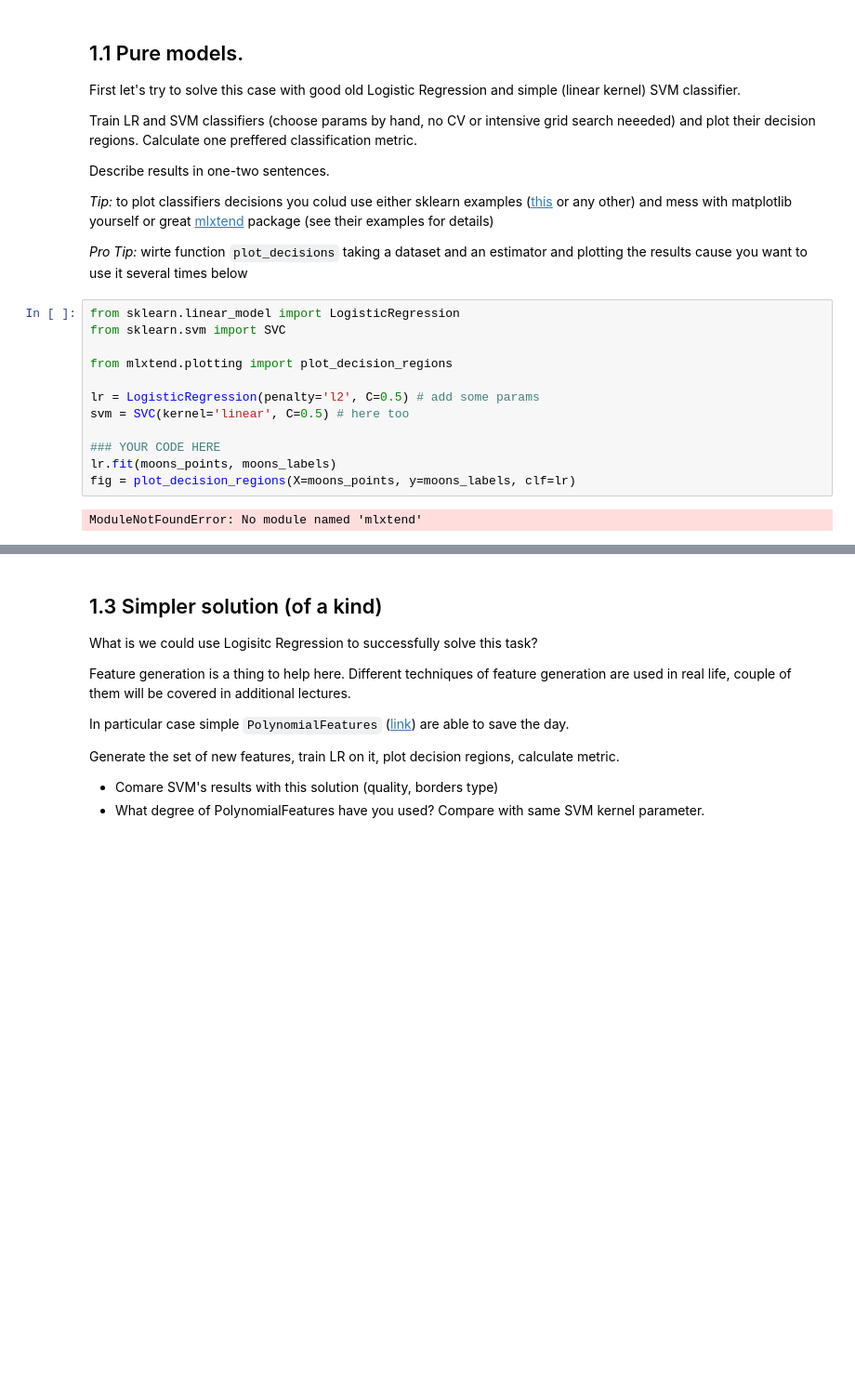
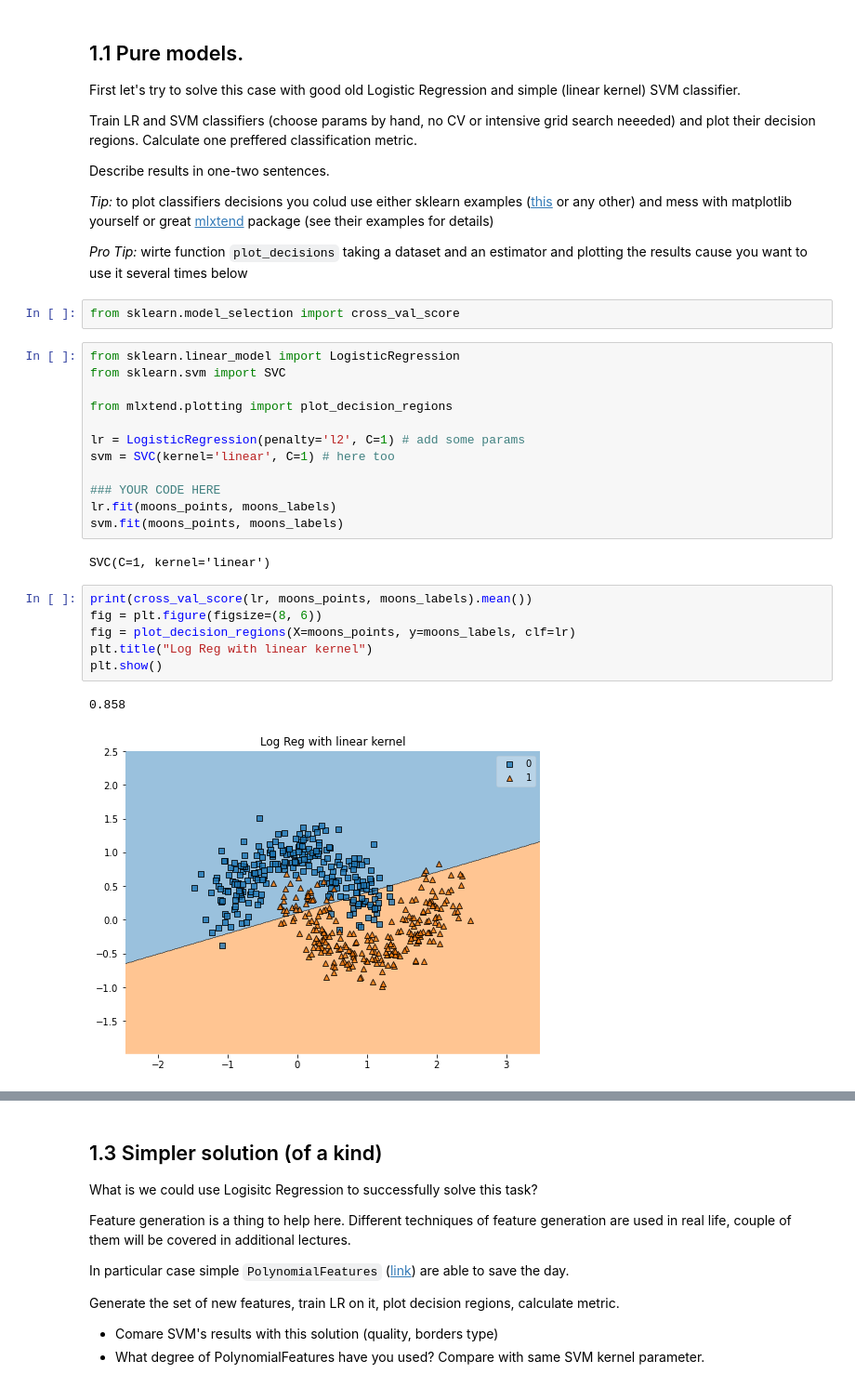
Before and after one commit to Myashka/MIPT_Basic_ML, a Jupyter notebook: Homeworks/Lab1_ML_pipeline_and_SVM/Lab1_part3_SVM.ipynb, the cells around one changed output, grey strips where cells are left out. Shown at 93% size. Drawn from its saved outputs; the diff is of its cells as text; blank space fills up the shorter version.

```diff
--- a/Homeworks/Lab1_ML_pipeline_and_SVM/Lab1_part3_SVM.ipynb
+++ b/Homeworks/Lab1_ML_pipeline_and_SVM/Lab1_part3_SVM.ipynb
@@ -40,17 +40,28 @@ Describe results in one-two sentences.
 _Tip:_ to plot classifiers decisions you colud use either sklearn examples ([this](https://scikit-learn.org/stable/auto_examples/neural_networks/plot_mlp_alpha.html#sphx-glr-auto-examples-neural-networks-plot-mlp-alpha-py) or any other) and mess with matplotlib yourself or great [mlxtend](https://github.com/rasbt/mlxtend) package (see their examples for details)
 
 _Pro Tip:_ wirte function `plot_decisions` taking a dataset and an estimator and plotting the results cause you want to use it several times below
+# %%
+from sklearn.model_selection import cross_val_score
 # %%
 from sklearn.linear_model import LogisticRegression
 from sklearn.svm import SVC
 
 from mlxtend.plotting import plot_decision_regions
 
-lr = LogisticRegression(penalty='l2', C=0.5) # add some params
-svm = SVC(kernel='linear', C=0.5) # here too
+lr = LogisticRegression(penalty='l2', C=1) # add some params
+svm = SVC(kernel='linear', C=1) # here too
 
 ### YOUR CODE HERE
 lr.fit(moons_points, moons_labels)
-fig = plot_decision_regions(X=moons_points, y=moons_labels, clf=lr)
+svm.fit(moons_points, moons_labels)
 # %% [output]
-ModuleNotFoundError: No module named 'mlxtend'
+SVC(C=1, kernel='linear')
+# %%
+print(cross_val_score(lr, moons_points, moons_labels).mean())
+fig = plt.figure(figsize=(8, 6))
+fig = plot_decision_regions(X=moons_points, y=moons_labels, clf=lr)
+plt.title("Log Reg with linear kernel")
+plt.show()
+# %% [output]
+0.858
+[figure, added]
```
Also changed, not shown: parts of 21 cells of this notebook, 6 other files.
